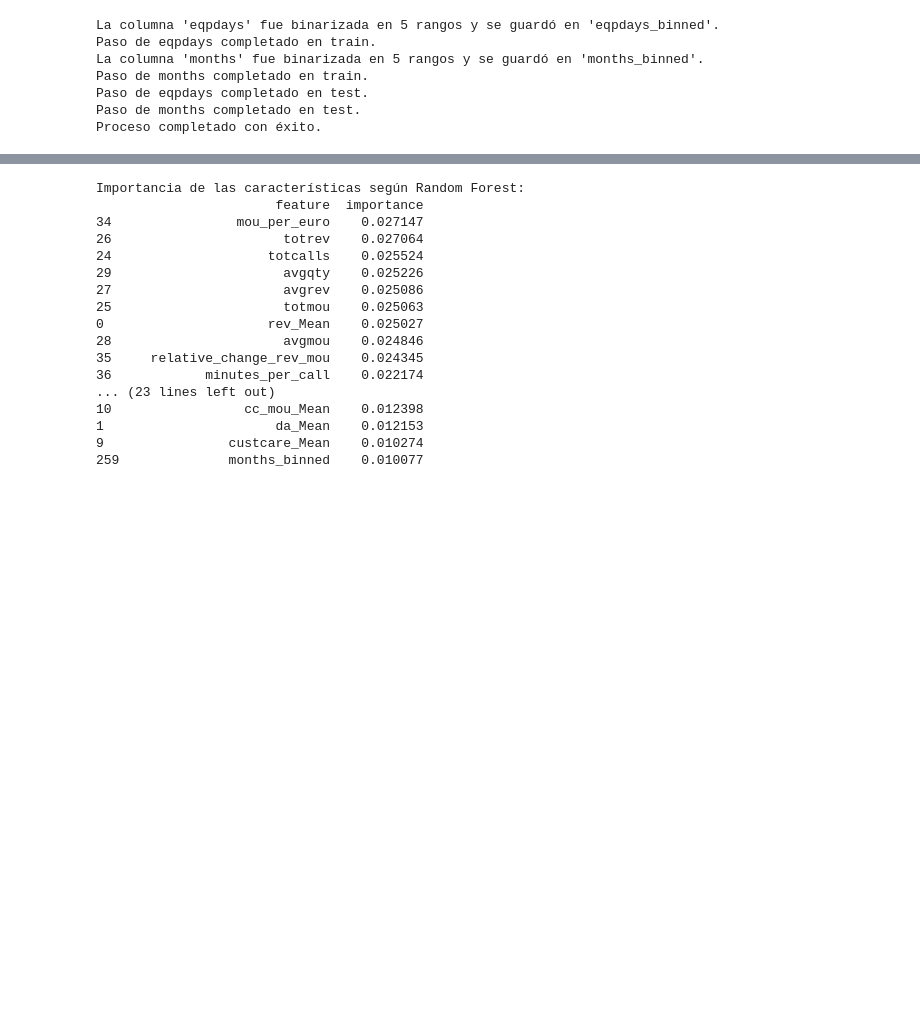
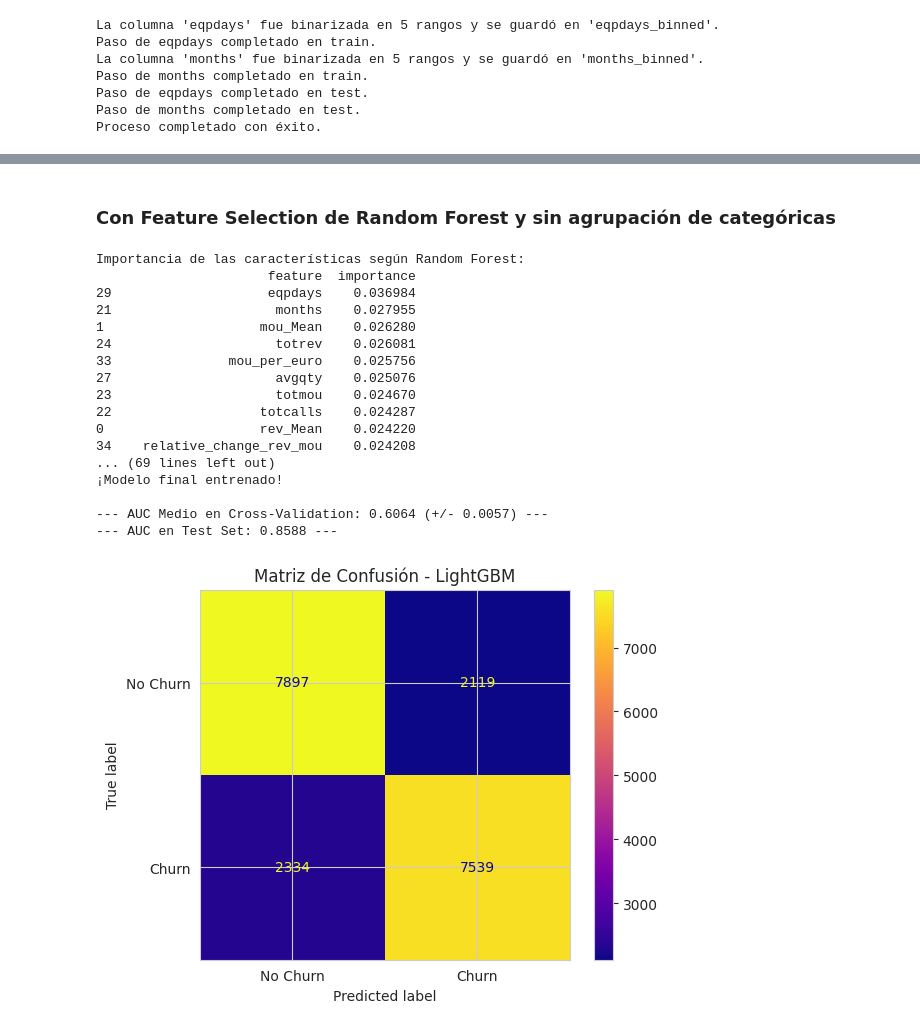
Before and after one commit to palomatm-phd/churn-estimation, a Jupyter notebook: notebooks/feature_engineering.ipynb, the cells around one changed output, grey strips where cells are left out. Drawn from its saved outputs; the diff is of its cells as text; code cells hidden in the pictures; blank space fills up the shorter version.

```diff
--- a/notebooks/feature_engineering.ipynb
+++ b/notebooks/feature_engineering.ipynb
@@ -737,0 +673,15 @@ Importancia de las características según Random Forest:
+# %%
+df_train_2, bins_eqpdays = binarizar_por_cuantiles(df_train_2, 'eqpdays')
+print("Paso de eqpdays completado en train.")
+
+# 2. Aplicar la binarización a 'months' en el DataFrame ya modificado
+df_train_2, bins_months = binarizar_por_cuantiles(df_train_2, 'months') #elimina la variable original
+print("Paso de months completado en train.")
+
+df_test_2['eqpdays_binned'] = pd.cut(df_test_2['eqpdays'], bins=bins_eqpdays, right=True, include_lowest=True)
+print("Paso de eqpdays completado en test.")
+
+df_test_2['months_binned'] = pd.cut(df_test_2['months'], bins=bins_months, right=True, include_lowest=True)
+print("Paso de months completado en test.")
+
+print("Proceso completado con éxito.")
@@ -737,0 +696,12 @@ Importancia de las características según Random Forest:
+# %%
+df_train_2_binned_encoded, df_test_2_binned_aligned = one_hot_encode_and_align(df_train_2, df_test_2)
+X_train_2 = df_train_2_binned_encoded.drop(['churn'], axis=1)
+y_train = df_train_2_binned_encoded['churn']
+X_test_2 = df_test_2_binned_aligned.drop(['churn'], axis=1)
+y_test = df_test_2_binned_aligned['churn']
+
+
+model, results = train_and_evaluate_model('RandomForest', {}, X_train, y_train, X_test, y_test)
+
+importances = model.feature_importances_
+feature_names = X_train.columns
@@ -738,23 +770,41 @@ Importancia de las características según Random Forest:
+# %% [markdown]
+### Con Feature Selection de Random Forest y sin agrupación de categóricas
 # %%
 print("Importancia de las características según Random Forest:")
 print(feature_importance_df[feature_importance_df['importance']>0.01])
 
-best_features = ['mou_per_euro', 'totrev', 'totcalls', 'avgqty', 'totmou', 'rev_Mean', 'relative_change_rev_mou', 'minutes_per_call', 'complete_to_attempt_ratio', 'complete_to_attempt_ratio', 'mou_peav_Mean', 'one_min_call_ratio', 'total_overage_rev', 'eqpdays_binned', 'cc_mou_Mean', 'overage_ratio']
+best_features = feature_importance_df.loc[feature_importance_df['importance'] > 0.01, 'feature'].tolist()
+best_features = [
+    feature for feature in best_features if feature not in ['eqpdays', 'months']
+]
+
+
+X_train_selection = X_train[best_features]
+X_test_selection = X_test[best_features]
+
+bool_cols_train = X_train_selection.select_dtypes(include='bool').columns
+bool_cols_test = X_test_selection.select_dtypes(include='bool').columns
+
+X_train_selection[bool_cols_train] = X_train_selection[bool_cols_train].astype('int8')
+X_test_selection[bool_cols_test] = X_test_selection[bool_cols_test].astype('int8')
+
+model, results = train_and_evaluate_model('LightGBM', {}, X_train_selection, y_train, X_test_selection, y_test)
 # %% [output]
 Importancia de las características según Random Forest:
-                       feature  importance
-34                mou_per_euro    0.027147
-26                      totrev    0.027064
-24                    totcalls    0.025524
-29                      avgqty    0.025226
-27                      avgrev    0.025086
-25                      totmou    0.025063
-0                     rev_Mean    0.025027
-28                      avgmou    0.024846
-35     relative_change_rev_mou    0.024345
-36            minutes_per_call    0.022174
-... (23 lines left out)
-10                 cc_mou_Mean    0.012398
-1                      da_Mean    0.012153
-9                custcare_Mean    0.010274
-259              months_binned    0.010077
+                      feature  importance
+29                    eqpdays    0.036984
+21                     months    0.027955
+1                    mou_Mean    0.026280
+24                     totrev    0.026081
+33               mou_per_euro    0.025756
+27                     avgqty    0.025076
+23                     totmou    0.024670
+22                   totcalls    0.024287
+0                    rev_Mean    0.024220
+34    relative_change_rev_mou    0.024208
+... (69 lines left out)
+¡Modelo final entrenado!
+
+--- AUC Medio en Cross-Validation: 0.6064 (+/- 0.0057) ---
+--- AUC en Test Set: 0.8588 ---
+[figure, added]
```
Also changed, not shown: parts of 21 cells of this notebook, 5 other files.
